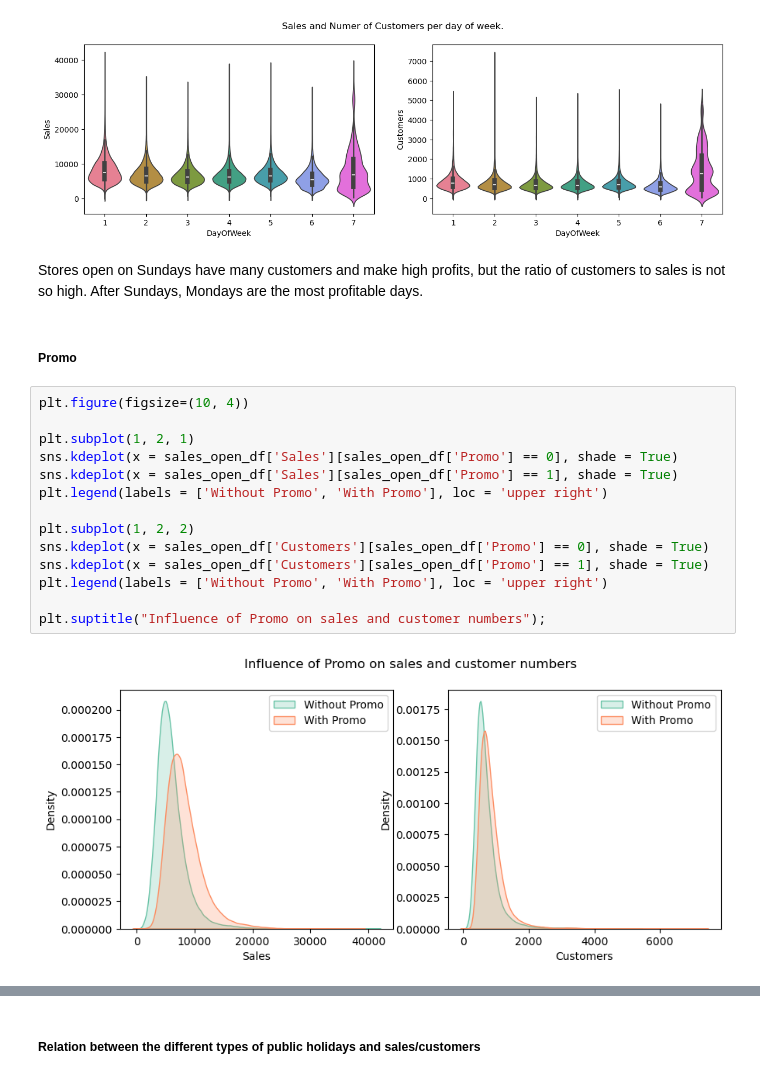
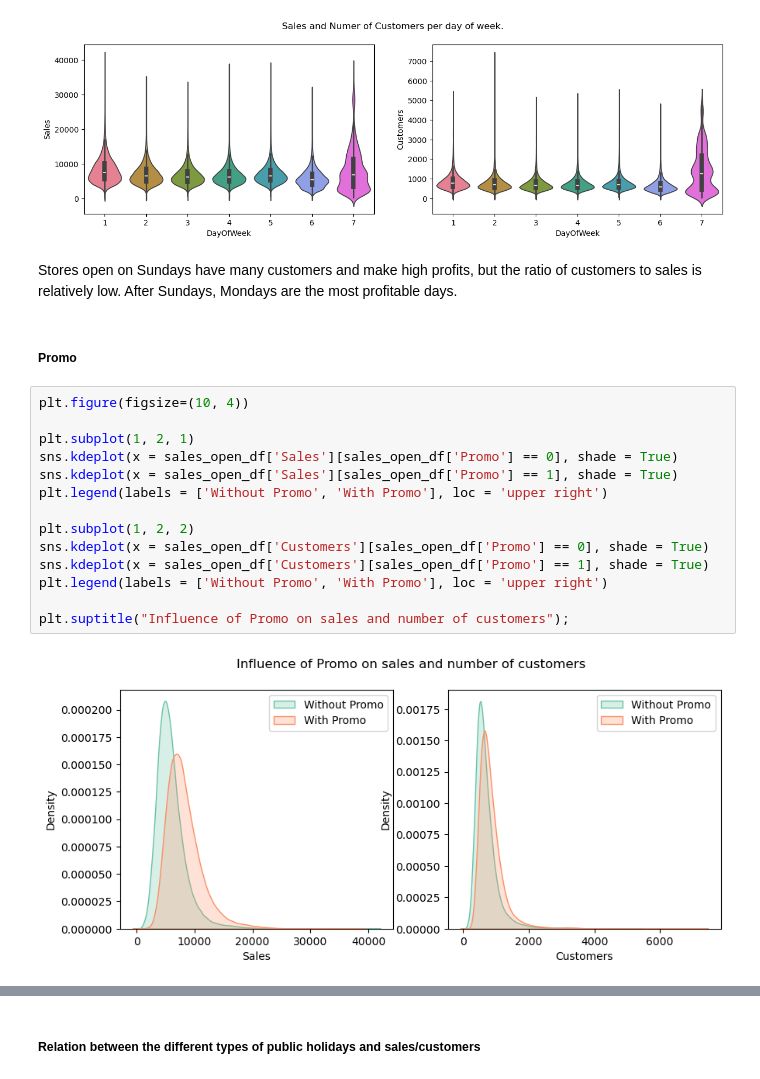
Before and after one commit to xaviermondragon/rossmann, a Jupyter notebook: notebooks/1_sales_eda.ipynb, the cells around one changed output, grey strips where cells are left out. Cells and saved outputs as stored; diff of their text form.

```diff
--- a/notebooks/1_sales_eda.ipynb
+++ b/notebooks/1_sales_eda.ipynb
@@ -292,25 +297,25 @@ plt.suptitle("Sales and Numer of Customers per day of week.");
 # %% [output]
 [figure]
 # %% [markdown]
-Stores open on Sundays have many customers and make high profits, but the ratio of customers to sales is not so high. After Sundays, Mondays are the most profitable days.
+Stores open on Sundays have many customers and make high profits, but the ratio of customers to sales is relatively low. After Sundays, Mondays are the most profitable days.
 # %% [markdown]
 ##### Promo
 # %%
 plt.figure(figsize=(10, 4))
 
 plt.subplot(1, 2, 1)
 sns.kdeplot(x = sales_open_df['Sales'][sales_open_df['Promo'] == 0], shade = True)
 sns.kdeplot(x = sales_open_df['Sales'][sales_open_df['Promo'] == 1], shade = True)
 plt.legend(labels = ['Without Promo', 'With Promo'], loc = 'upper right')
 
 plt.subplot(1, 2, 2)
 sns.kdeplot(x = sales_open_df['Customers'][sales_open_df['Promo'] == 0], shade = True)
 sns.kdeplot(x = sales_open_df['Customers'][sales_open_df['Promo'] == 1], shade = True)
 plt.legend(labels = ['Without Promo', 'With Promo'], loc = 'upper right')
 
-plt.suptitle("Influence of Promo on sales and customer numbers");
+plt.suptitle("Influence of Promo on sales and number of customers");
 # %% [output]
-[figure, old version]
+[figure, new version]
 # %%
 sales_open_df.groupby('Promo')[['Customers', 'Sales']].describe(percentiles=[.5]).transpose()
 # %% [output]
```
Also changed, not shown: parts of 15 cells of this notebook.
